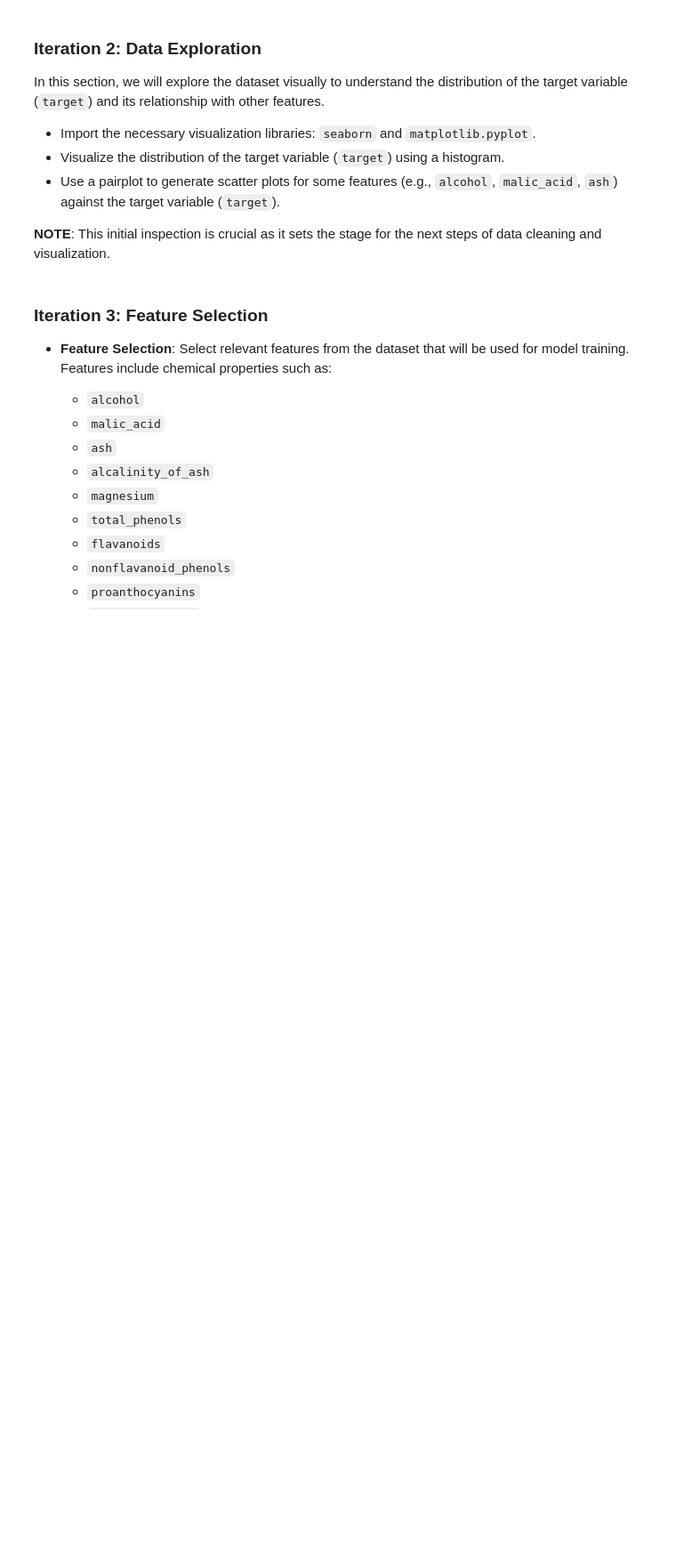
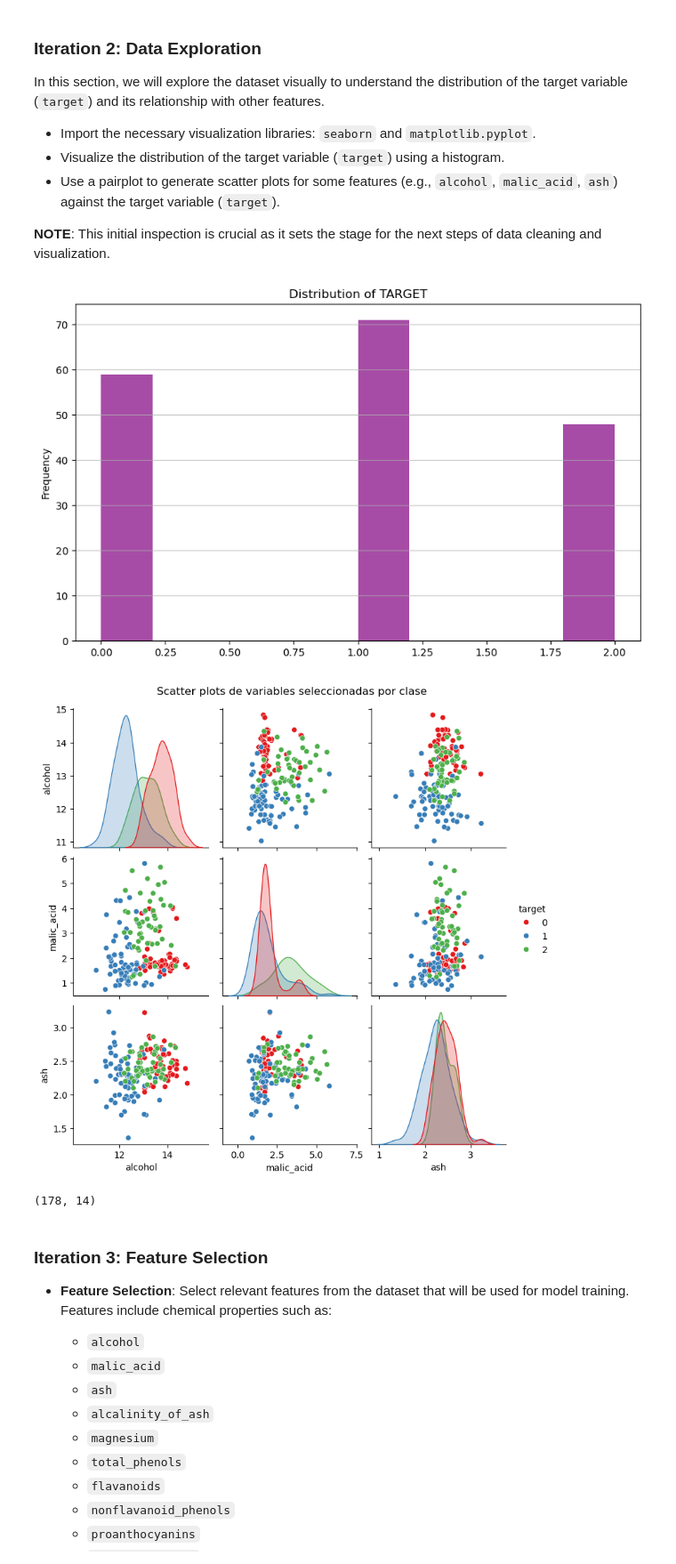
Before and after one commit to GuaSiMoTO/LAB-Machine-Learning-Supervised-Learning-Classification-Models-public, a Jupyter notebook: LAB-Classification-Models.ipynb, the cells around one changed output. Shown at 89% size. Saved outputs shown, nothing was run; the diff lists cells and outputs as text; code cells hidden in the pictures; blank space fills up the shorter version.

```diff
--- a/LAB-Classification-Models.ipynb
+++ b/LAB-Classification-Models.ipynb
@@ -54,0 +51,8 @@ from sklearn.datasets import load_wine
+# %%
+import pandas as pd
+from sklearn.datasets import load_wine
+
+wine = load_wine()
+df = pd.DataFrame(data = wine.data, columns = wine.feature_names)
+df['target'] = wine.target
+print(df.head())
@@ -69,3 +104,28 @@ In this section, we will explore the dataset visually to understand the distribu
+# %%
+import matplotlib.pyplot as plt
+import seaborn as sn
+
+plt.figure(figsize=(10, 6))
+plt.hist(df['target'], bins=10, color='purple', alpha=0.7)
+plt.title('Distribution of TARGET')
+plt.ylabel('Frequency')
+plt.grid(axis='y', alpha=0.75)
+plt.show()
+
+# Seleccionar columnas a graficar
+features = ['alcohol', 'malic_acid', 'ash', 'target']
+df_subset = df[features]
+
+# Crear pairplot con hue en 'target'
+sn.pairplot(df_subset, hue='target', diag_kind='kde', palette='Set1')
+plt.suptitle('Scatter plots de variables seleccionadas por clase', y=1.02)
+plt.show()
+
+df.shape
+# %% [output]
+[figure, added]
+[figure, added]
+(178, 14)
 # %% [markdown]
 ### Iteration 3: Feature Selection
 
```
Also changed, not shown: parts of 8 cells of this notebook.
